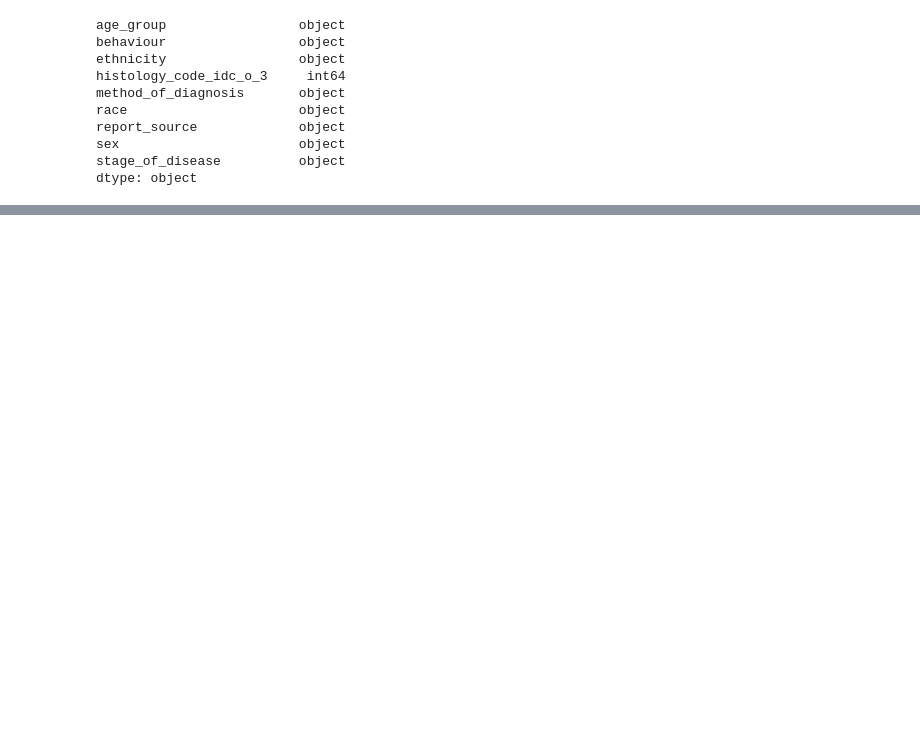
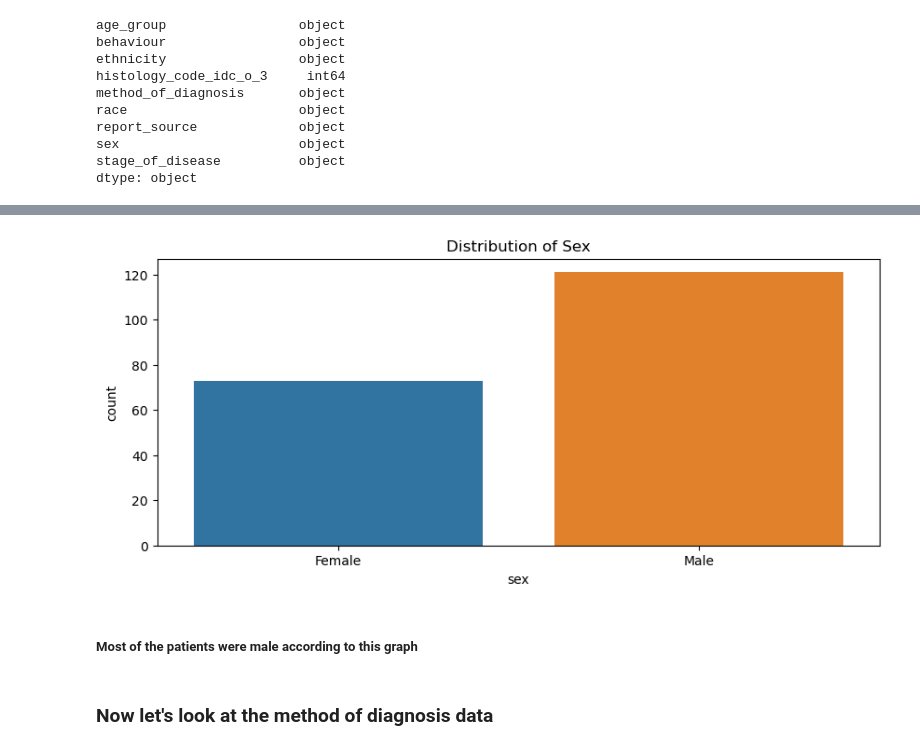
Before and after one commit to hollyaktgw/PUBH1142, a Jupyter notebook: Leukemia Data Analysis.ipynb, the cells around one changed output, grey strips where cells are left out. Drawn from its saved outputs; the diff is of its cells as text; code cells hidden in the pictures; blank space fills up the shorter version.

```diff
--- a/Leukemia Data Analysis.ipynb
+++ b/Leukemia Data Analysis.ipynb
@@ -53,0 +148,11 @@ dtype: object
+# %%
+plt.figure(figsize=(10, 4))
+sns.countplot(x='sex', data=df)
+plt.title('Distribution of Sex')
+plt.show()
+# %% [output]
+[figure, added]
+# %% [markdown]
+##### Most of the patients were male according to this graph
+# %% [markdown]
+### Now let's look at the method of diagnosis data
```
Also changed, not shown: parts of 32 cells of this notebook.
